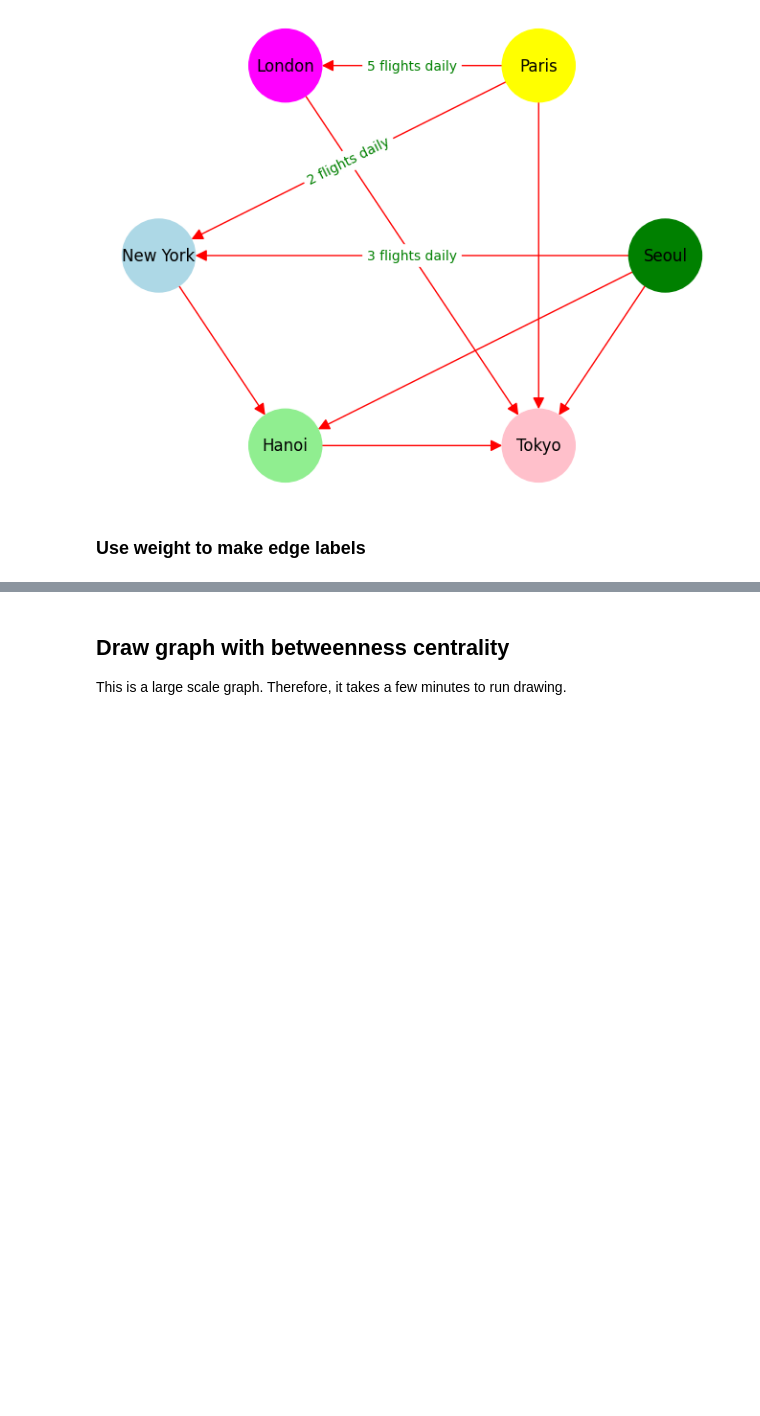
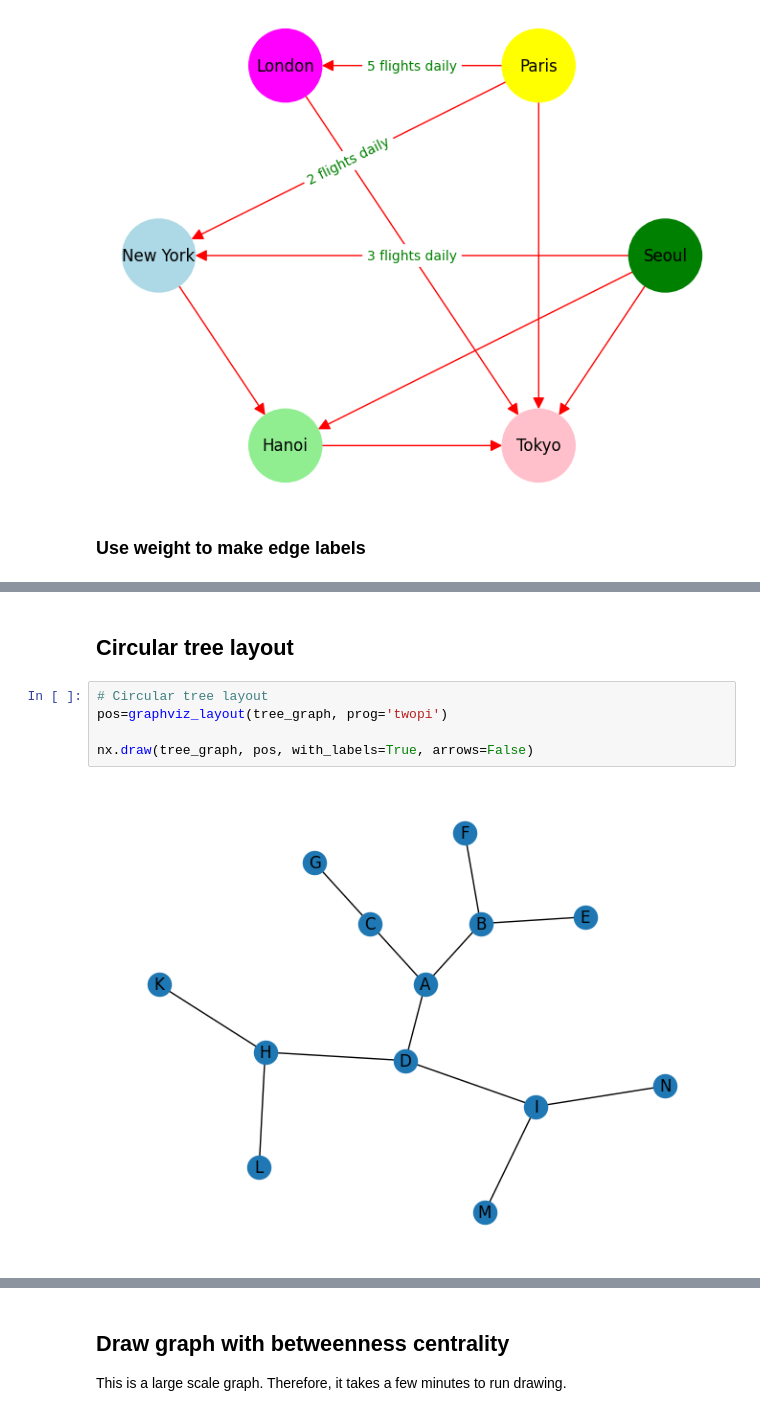
Before and after one commit to NSLab-CUK/Graph-Mining-Spring-2023, a Jupyter notebook: W4/Practice_4.ipynb, the cells around one changed output, grey strips where cells are left out. Drawn from its saved outputs; the diff is of its cells as text; blank space fills up the shorter version.

```diff
--- a/W4/Practice_4.ipynb
+++ b/W4/Practice_4.ipynb
@@ -190,0 +223,9 @@ nx.draw_networkx_edge_labels(G, pos, edge_labels=labels)
+# %% [markdown]
+## Circular tree layout
+# %%
+# Circular tree layout
+pos=graphviz_layout(tree_graph, prog='twopi')
+
+nx.draw(tree_graph, pos, with_labels=True, arrows=False)
+# %% [output]
+[figure, added]
```
Also changed, not shown: parts of 11 cells of this notebook.
